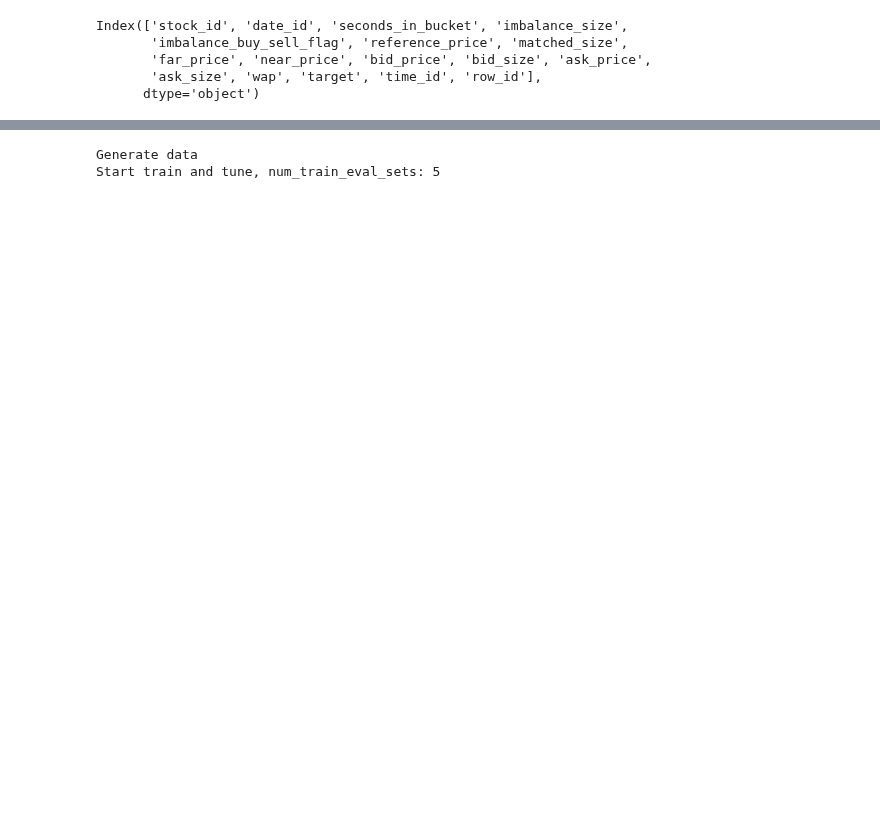
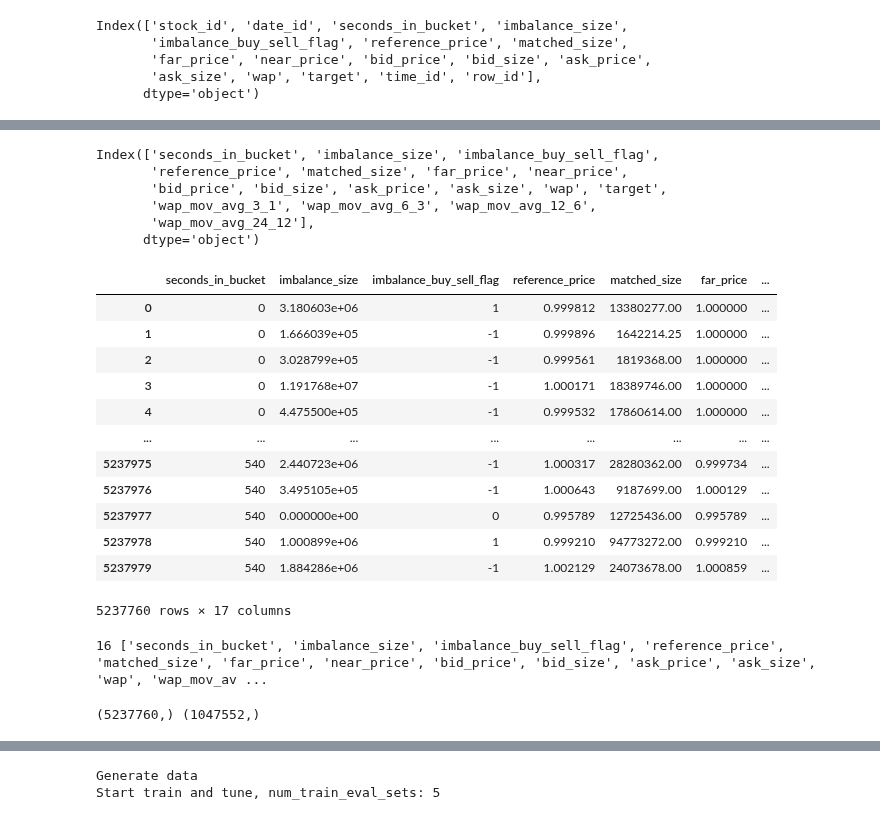
Before and after one commit to florencetsang/optiver2023, a Jupyter notebook: florence/mlp.ipynb, the cells around one changed output, grey strips where cells are left out. Drawn from its saved outputs; the diff is of its cells as text; code cells hidden in the pictures; blank space fills up the shorter version.

```diff
--- a/florence/mlp.ipynb
+++ b/florence/mlp.ipynb
@@ -36,15 +50,23 @@ model_save_dir = './models/'
 
 processors = [
     ReduceMemUsageDataPreprocessor(verbose=True),
+    RemoveRecordsByStockDateIdPreprocessor([
+        {"stock_id": 19, "date_id": 438},
+        {"stock_id": 101, "date_id": 328},
+        {"stock_id": 131, "date_id": 35},
+        {"stock_id": 158, "date_id": 388},
+    ]),
+    FarNearPriceFillNaPreprocessor(),
     # BasicFeaturesPreprocessor(),
     # DupletsTripletsPreprocessor(),
-    # MovingAvgPreProcessor("wap"),
+    MovingAvgPreProcessor("wap"),
+    MovingAvgFillNaPreprocessor("wap", 1.0),
     # StockIdFeaturesPreProcessor(),
     # DTWKMeansPreprocessor(),
     # DfsPreProcessor(),
     DropTargetNADataPreprocessor(),
     RemoveIrrelevantFeaturesDataPreprocessor(['stock_id', 'date_id','time_id', 'row_id']),
-    FillNaPreProcessor(1.0),
+    # FillNaPreProcessor(1.0),
     # PolynomialFeaturesPreProcessor(),
 ]
 
@@ -86,0 +109,36 @@ FillNaPreProcessor took 0.27s. New df shape: (5237892, 13).
+# %%
+print(df_train.columns)
+display(df_train)
+# %% [output]
+Index(['seconds_in_bucket', 'imbalance_size', 'imbalance_buy_sell_flag',
+       'reference_price', 'matched_size', 'far_price', 'near_price',
+       'bid_price', 'bid_size', 'ask_price', 'ask_size', 'wap', 'target',
+       'wap_mov_avg_3_1', 'wap_mov_avg_6_3', 'wap_mov_avg_12_6',
+       'wap_mov_avg_24_12'],
+      dtype='object')
+|  | seconds_in_bucket | imbalance_size | imbalance_buy_sell_flag | reference_price | matched_size | far_price | ... |
+| 0 | 0 | 3.180603e+06 | 1 | 0.999812 | 13380277.00 | 1.000000 | ... |
+| 1 | 0 | 1.666039e+05 | -1 | 0.999896 | 1642214.25 | 1.000000 | ... |
+| 2 | 0 | 3.028799e+05 | -1 | 0.999561 | 1819368.00 | 1.000000 | ... |
+| 3 | 0 | 1.191768e+07 | -1 | 1.000171 | 18389746.00 | 1.000000 | ... |
+| 4 | 0 | 4.475500e+05 | -1 | 0.999532 | 17860614.00 | 1.000000 | ... |
+| ... | ... | ... | ... | ... | ... | ... | ... |
+| 5237975 | 540 | 2.440723e+06 | -1 | 1.000317 | 28280362.00 | 0.999734 | ... |
+| 5237976 | 540 | 3.495105e+05 | -1 | 1.000643 | 9187699.00 | 1.000129 | ... |
+| 5237977 | 540 | 0.000000e+00 | 0 | 0.995789 | 12725436.00 | 0.995789 | ... |
+| 5237978 | 540 | 1.000899e+06 | 1 | 0.999210 | 94773272.00 | 0.999210 | ... |
+| 5237979 | 540 | 1.884286e+06 | -1 | 1.002129 | 24073678.00 | 1.000859 | ... |
+5237760 rows × 17 columns
+# %%
+feat_dynamic_real = df_train.columns.tolist()
+feat_dynamic_real.remove("target")
+num_input_features = len(feat_dynamic_real)
+print(num_input_features, feat_dynamic_real)
+# %% [output]
+16 ['seconds_in_bucket', 'imbalance_size', 'imbalance_buy_sell_flag', 'reference_price', 'matched_size', 'far_price', 'near_price', 'bid_price', 'bid_size', 'ask_price', 'ask_size', 'wap', 'wap_mov_av ...
+# %%
+# should not have any na features
+any_na_values_mask = df_train[feat_dynamic_real].isna().any(axis=1)
+print(any_na_values_mask.shape, any_na_values_mask[any_na_values_mask].shape)
+# %% [output]
+(5237760,) (1047552,)
```
Also changed, not shown: parts of 7 cells of this notebook, 1 other file.
